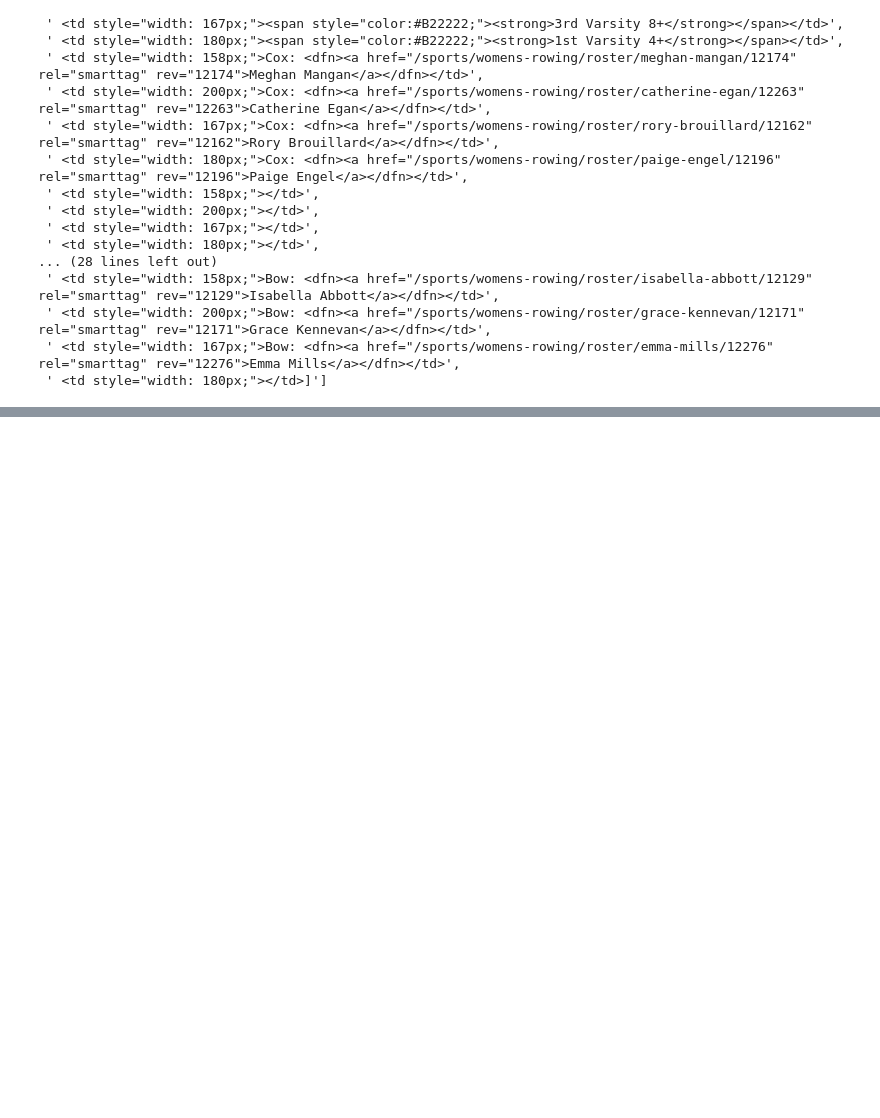
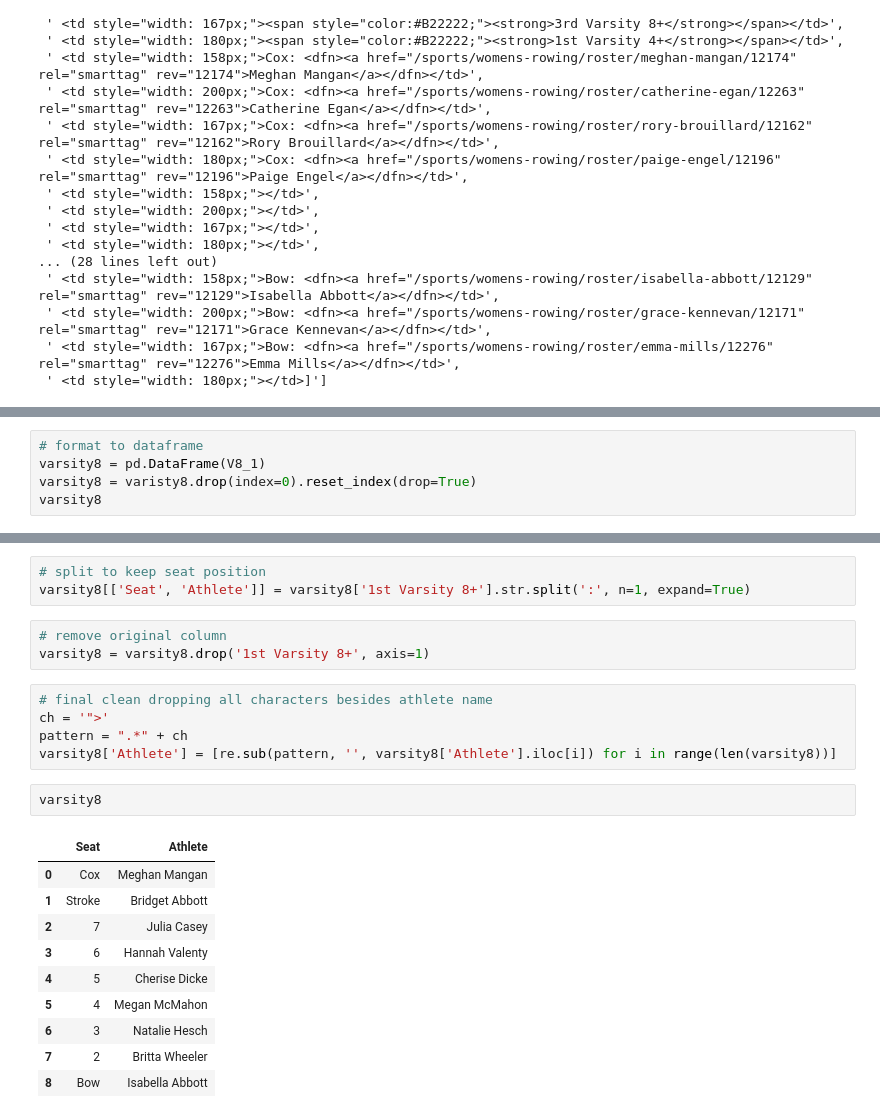
Before and after one commit to hvalenty/ncaa_rowing, a Jupyter notebook: ncaa_rowing/duq_wrow.ipynb, the cells around one changed output, grey strips where cells are left out. Cells and saved outputs as stored; diff of their text form; blank space fills up the shorter version.

```diff
--- a/ncaa_rowing/duq_wrow.ipynb
+++ b/ncaa_rowing/duq_wrow.ipynb
@@ -267,0 +319,5 @@ lineups_list[4:] = [re.sub(pattern, '', lineups_list[i+4]) for i in range(39)]
+# %%
+# format to dataframe
+varsity8 = pd.DataFrame(V8_1)
+varsity8 = varisty8.drop(index=0).reset_index(drop=True)
+varsity8
@@ -267,0 +335,24 @@ lineups_list[4:] = [re.sub(pattern, '', lineups_list[i+4]) for i in range(39)]
+# %%
+# split to keep seat position
+varsity8[['Seat', 'Athlete']] = varsity8['1st Varsity 8+'].str.split(':', n=1, expand=True)
+# %%
+# remove original column
+varsity8 = varsity8.drop('1st Varsity 8+', axis=1)
+# %%
+# final clean dropping all characters besides athlete name
+ch = '">'
+pattern = ".*" + ch
+varsity8['Athlete'] = [re.sub(pattern, '', varsity8['Athlete'].iloc[i]) for i in range(len(varsity8))]
+# %%
+varsity8
+# %% [output]
+|  | Seat | Athlete |
+| 0 | Cox | Meghan Mangan |
+| 1 | Stroke | Bridget Abbott |
+| 2 | 7 | Julia Casey |
+| 3 | 6 | Hannah Valenty |
+| 4 | 5 | Cherise Dicke |
+| 5 | 4 | Megan McMahon |
+| 6 | 3 | Natalie Hesch |
+| 7 | 2 | Britta Wheeler |
+| 8 | Bow | Isabella Abbott |
```
Also changed, not shown: parts of 23 cells of this notebook, 1 other file.
